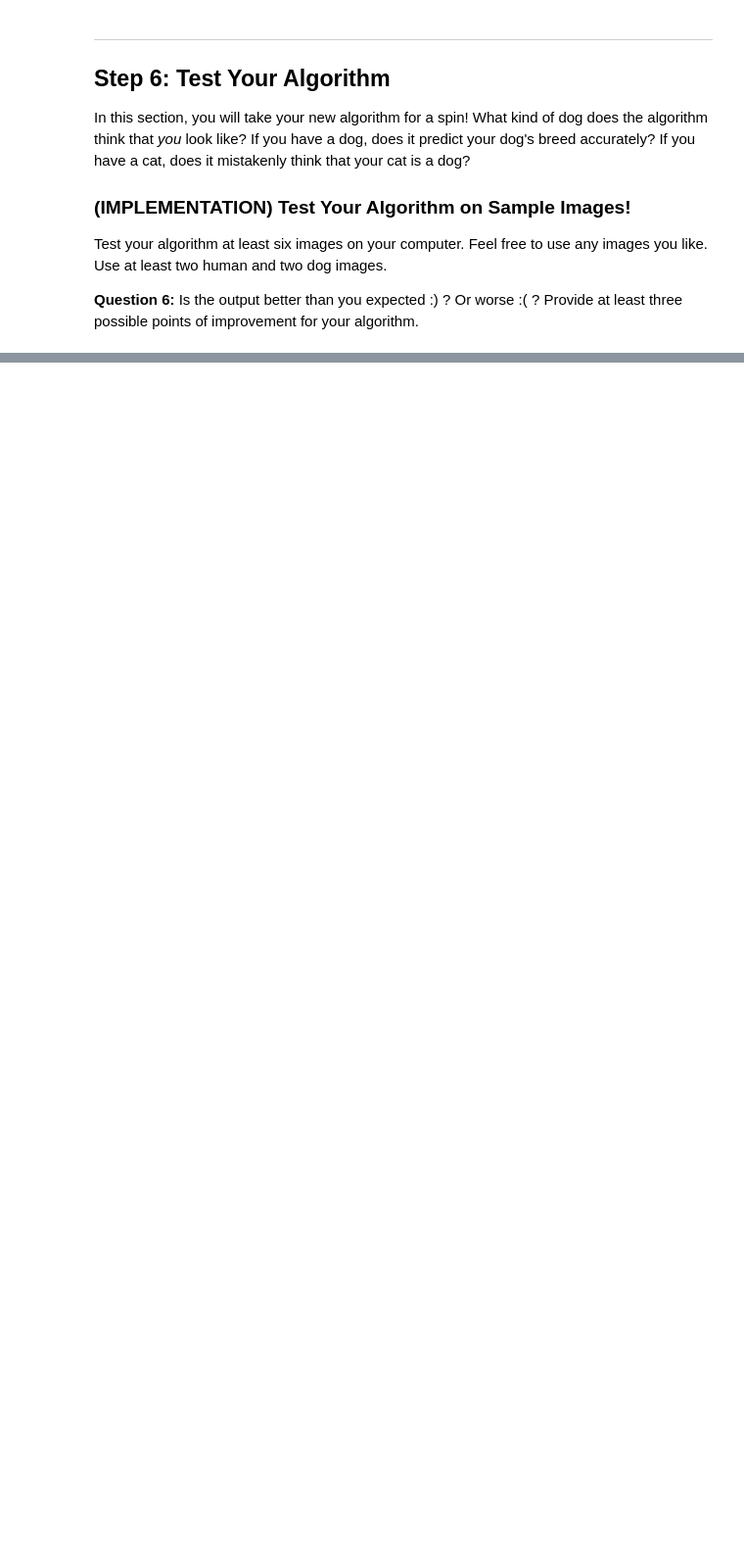
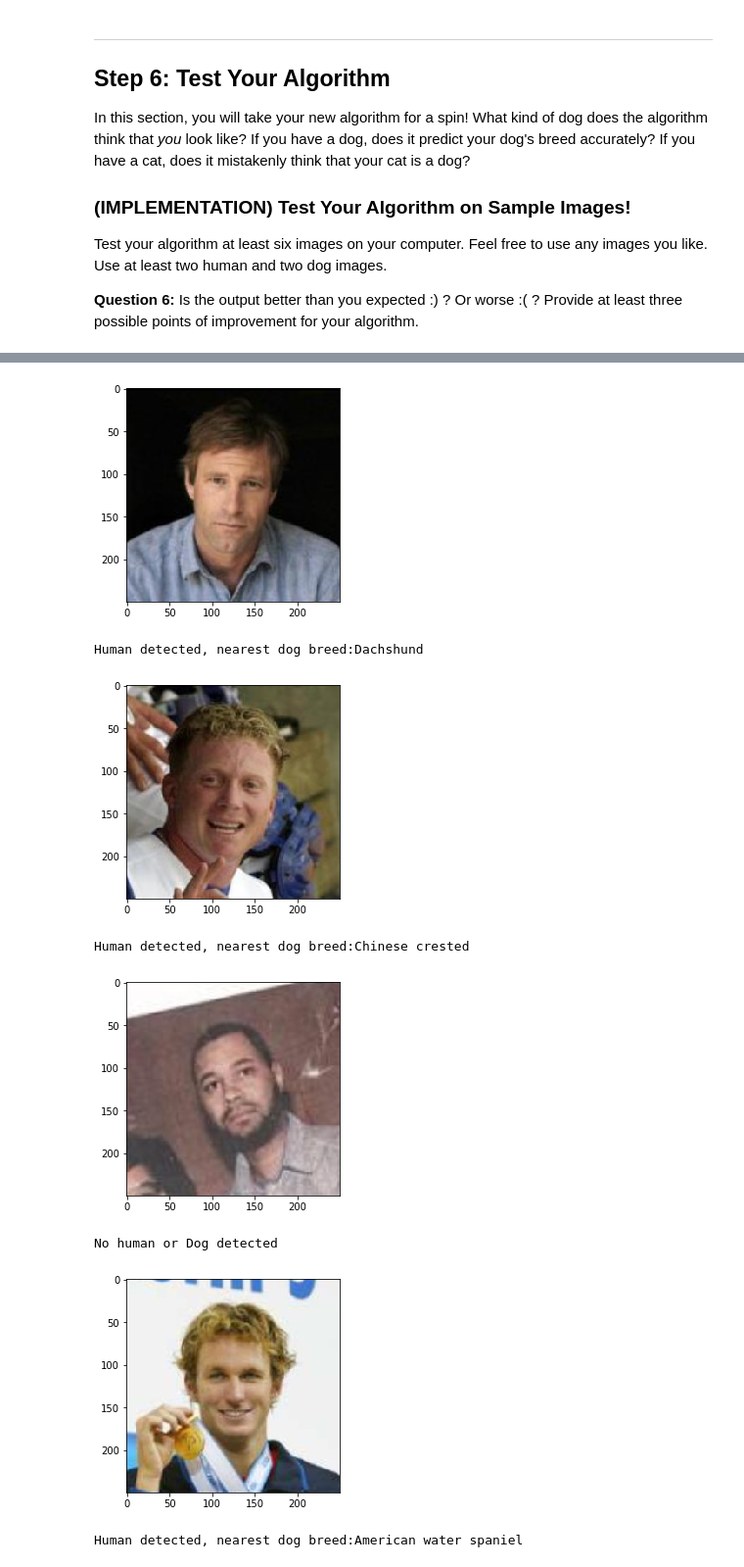
Before and after one commit to damieneyn/deep-learning-v2-pytorch, a Jupyter notebook: project-dog-classification/dog_app.ipynb, the cells around one changed output, grey strips where cells are left out. Shown at 98% size. Cells and saved outputs as stored; diff of their text form; code cells hidden in the pictures; blank space fills up the shorter version.

```diff
--- a/project-dog-classification/dog_app.ipynb
+++ b/project-dog-classification/dog_app.ipynb
@@ -481,6 +651,7 @@ Use the code cell below to write three separate [data loaders](http://pytorch.or
 If you like, **you are welcome to use the same data loaders from the previous step**, when you created a CNN from scratch.
 # %%
 ## TODO: Specify data loaders
+loader_transfer = loaders_scratch.copy()
 # %% [markdown]
 ### (IMPLEMENTATION) Model Architecture
 
@@ -509,9 +699,3 @@ optimizer_transfer = None
 ### (IMPLEMENTATION) Train and Validate the Model
 
 Train and validate your model in the code cell below.  [Save the final model parameters](http://pytorch.org/docs/master/notes/serialization.html) at filepath `'model_transfer.pt'`.
-# %%
-# train the model
-model_transfer = # train(n_epochs, loaders_transfer, model_transfer, optimizer_transfer, criterion_transfer, use_cuda, 'model_transfer.pt')
-
-# load the model that got the best validation accuracy (uncomment the line below)
-#model_transfer.load_state_dict(torch.load('model_transfer.pt'))
@@ -529,12 +808,31 @@ Write a function that takes an image path as input and returns the dog breed (`A
 ### TODO: Write a function that takes a path to an image as input
 ### and returns the dog breed that is predicted by the model.
 
+data_transfer = loader_transfer.copy()
+#model_transfer.load_state_dict(torch.load('model_transfer.pt'))
+
 # list of class names by index, i.e. a name can be accessed like class_names[0]
-class_names = [item[4:].replace("_", " ") for item in data_transfer['train'].classes]
+class_names = [item[4:].replace("_", " ") for item in data_transfer['train'].dataset.classes]
 
 def predict_breed_transfer(img_path):
     # load the image and return the predicted breed
-    return None
+    global model_transfer
+
+
+    img = Image.open(img_path)
+
+    data_transform = transforms.Compose([transforms.ToTensor()])
+    tensor_img = data_transform(img)
+    tensor_img = tensor_img.unsqueeze(0)
+
+    if use_cuda:
+        model_transfer = model_transfer.cuda()
+        tensor_img = tensor_img.cuda()
+
+    predictions = model_transfer(tensor_img)
+    index = torch.argmax(predictions)
+
+    return class_names[index]
 # %% [markdown]
 ---
 <a id='step5'></a>
@@ -559,6 +857,14 @@ Some sample output for our algorithm is provided below, but feel free to design
 
 def run_app(img_path):
     ## handle cases for a human face, dog, and neither
+    if dog_detector(img_path) == True:
+        breed_result = predict_breed_transfer(img_path)
+        print("Dog breed is: " + breed_result)
+    elif face_detector(img_path) == True:
+        breed_result = predict_breed_transfer(img_path)
+        print("Human detected, nearest dog breed:" + breed_result)
+    else:
+        print("No human or Dog detected")
 # %% [markdown]
 ---
 <a id='step6'></a>
@@ -576,8 +886,21 @@ __Answer:__ (Three possible points for improvement)
 # %%
 ## TODO: Execute your algorithm from Step 6 on
 ## at least 6 images on your computer.
 ## Feel free to use as many code cells as needed.
+from PIL import Image
 
 ## suggested code, below
-for file in np.hstack((human_files[:3], dog_files[:3])):
+for file in np.hstack((human_files[:6], dog_files[:6])):
+    img = Image.open(file)
+    plt.imshow(img)
+    plt.show()
     run_app(file)
+# %% [output]
+[figure, added]
+Human detected, nearest dog breed:Dachshund
+[figure, added]
+Human detected, nearest dog breed:Chinese crested
+[figure, added]
+No human or Dog detected
+[figure, added]
+Human detected, nearest dog breed:American water spaniel
```
Also changed, not shown: parts of 28 cells of this notebook.
